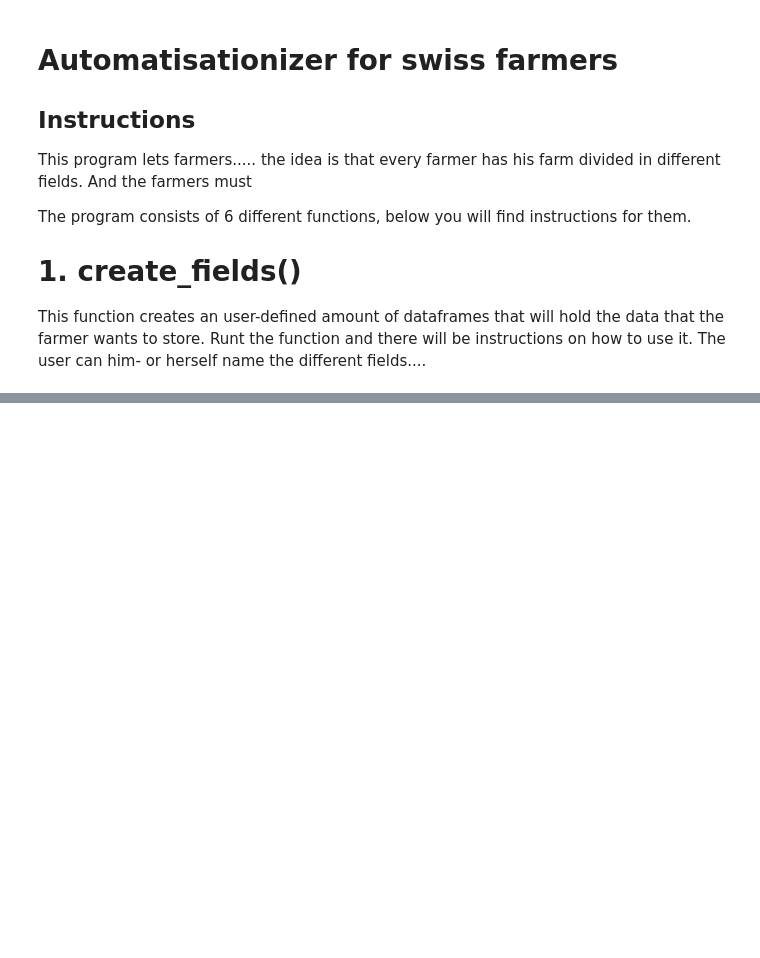
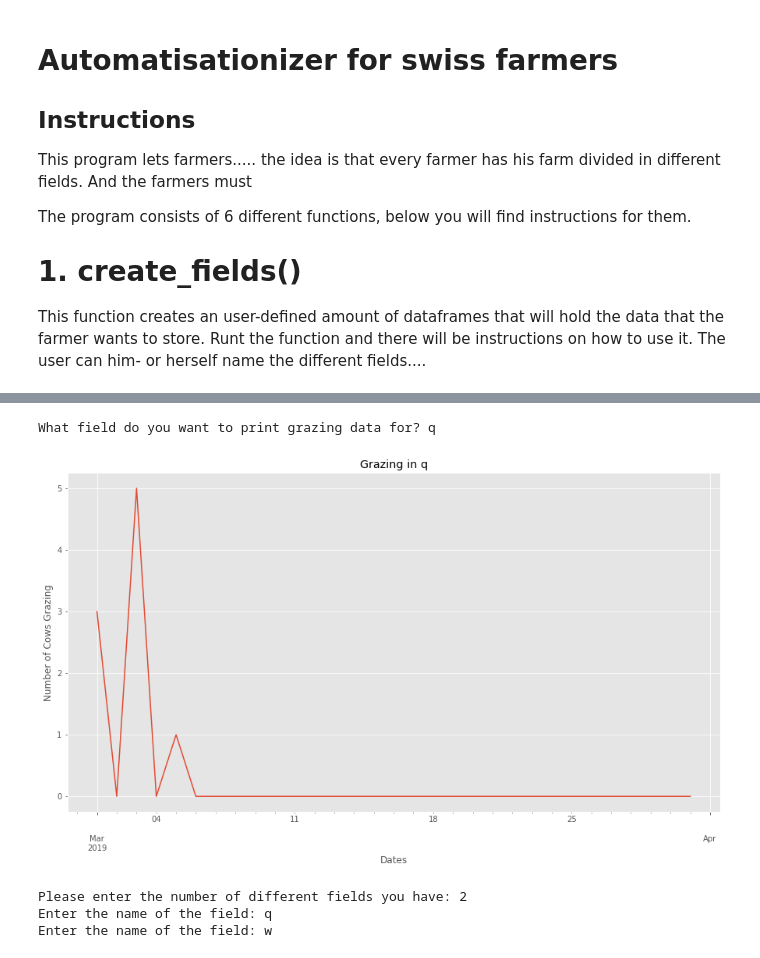
Before and after one commit to Gallster/Quant-Programming-Project, a Jupyter notebook: Assembled Notebook.ipynb, the cells around one changed output, grey strips where cells are left out. Cells and saved outputs as stored; diff of their text form; code cells hidden in the pictures; blank space fills up the shorter version.

Commit message:
first graph function working

```diff
--- a/Assembled Notebook.ipynb
+++ b/Assembled Notebook.ipynb
@@ -130,18 +194,23 @@ print_graphs() #create a graphical overview of the farm
 # %%
 plt.style.use("ggplot")
 
-def print_graphs(choice):
-    choice = choice.astype(float) #WE did not have numbers that was plot:able, so make them to floats
+def print_grazing(choice):
+    inputchoice = input("What field do you want to print grazing data for? ")
+    choice = choice.astype(float) #WE did not have numbers that was plotable, so make them to floats
     fig = plt.figure()
-    choice["Grazing"].plot(label = "Grazing in {}".format(choice), legend = True)
-    plt.ylabel(choice)
+    choice["Grazing"].plot(label = "Grazing in {}".format(choice.astype(str)), legend = False)
+    plt.ylabel('Number of Cows Grazing')
     plt.rcParams['figure.figsize'] = [15,8] #size of the graphs
-    plt.legend(loc=1, prop={'size': 15}) #size of legend
-    plt.title("Daily {}".format(choice)) #Main title
+    plt.title("Grazing in {}".format(inputchoice)) #Main title
 
-    for i in ("Grazing", "Cutting", "Manure")
+
 
 #fig.savefig("Project Results/" + Value + ".png") #Saving the plots to Project Results
+# %%
+print_grazing(q)
+# %% [output]
+What field do you want to print grazing data for? q
+[figure, added]
 # %%
 #Input attributes of each field: size and type of grass
 
@@ -170,3 +239,49 @@ while changecellinput in ['yes', 'Yes', 'YES', 'yES', 'yeS']:
     exec("display({})".format(inputframe))
 else:
     print ("You are done editing cells")
+# %%
+#Here we enter number of fileds we have
+while True:
+    try:
+        n = int(input("Please enter the number of different fields you have: "))
+        break
+    except ValueError:
+         print("Please input an actual number")
+
+#Here we name the fields
+a = 0
+list_farmnames = []
+while a < n:
+    a = a + 1
+    aux_field = input("Enter the name of the field: ")
+    list_farmnames.append(aux_field)
+
+#Now we create the empty datasets
+dates = pd.date_range(start='20190301', end='20190331', freq='D', name='Number of Days')
+column3 = []
+column2 = []
+column1 = []
+
+
+for i in range(31):
+    column1.append(0)
+    column2.append(0)
+    column3.append(0)
+
+#Here we create the dataframes and set index and name columns etc.
+
+for i in list_farmnames:
+    d = {'Grazing': column1, 'Cutting': column2, "Manure": column3, "Dates": dates}
+    df = pd.DataFrame(data=d)
+    exec('{} = pd.DataFrame(data=d)'.format(i))
+
+list_farms = []
+for i in list_farmnames:
+    exec("list_farms.append({})".format(i))
+
+for x in list_farms:
+    x.set_index(['Dates'], inplace=True)
+# %% [output]
+Please enter the number of different fields you have: 2
+Enter the name of the field: q
+Enter the name of the field: w
```
Also changed, not shown: parts of 5 cells of this notebook.
